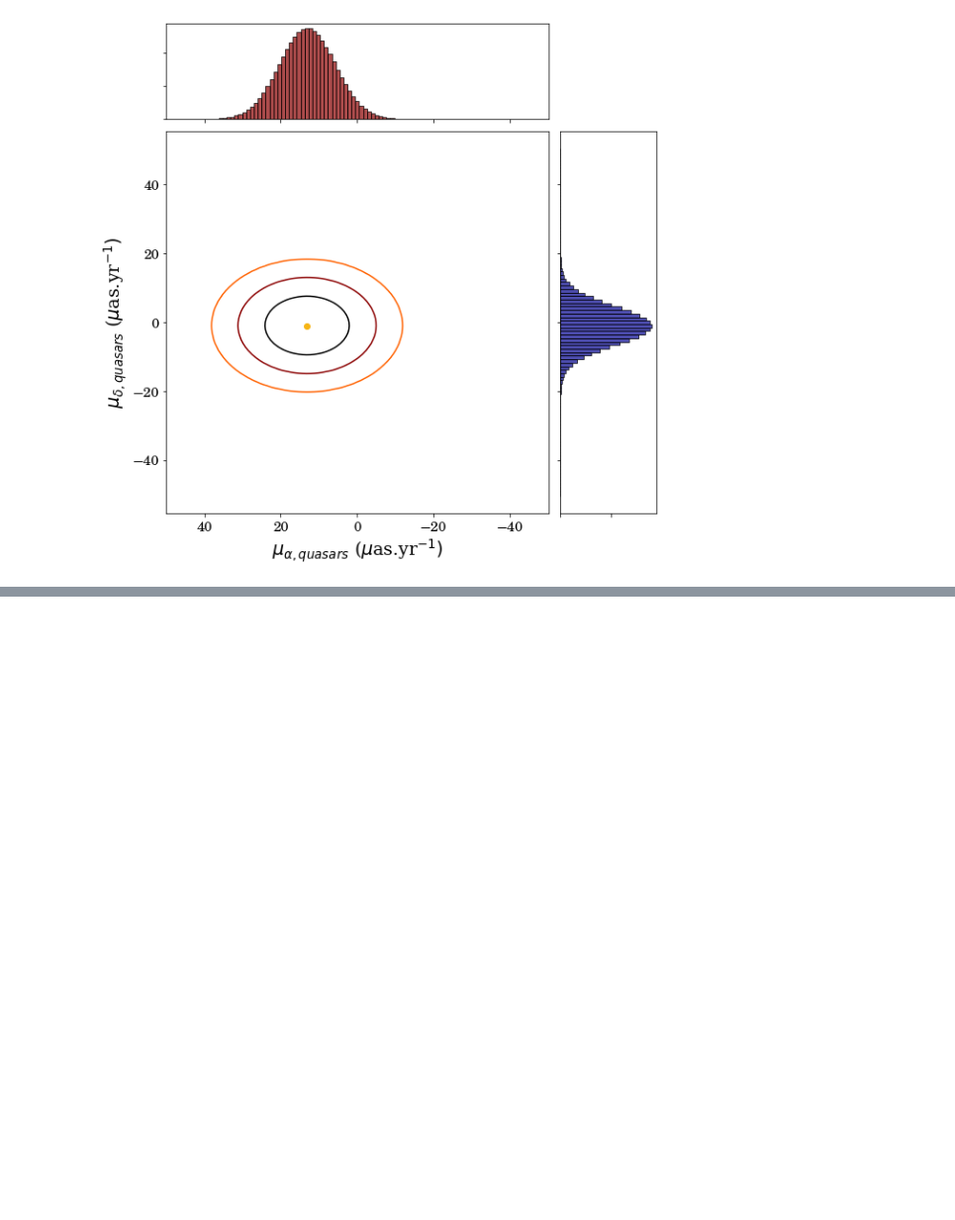
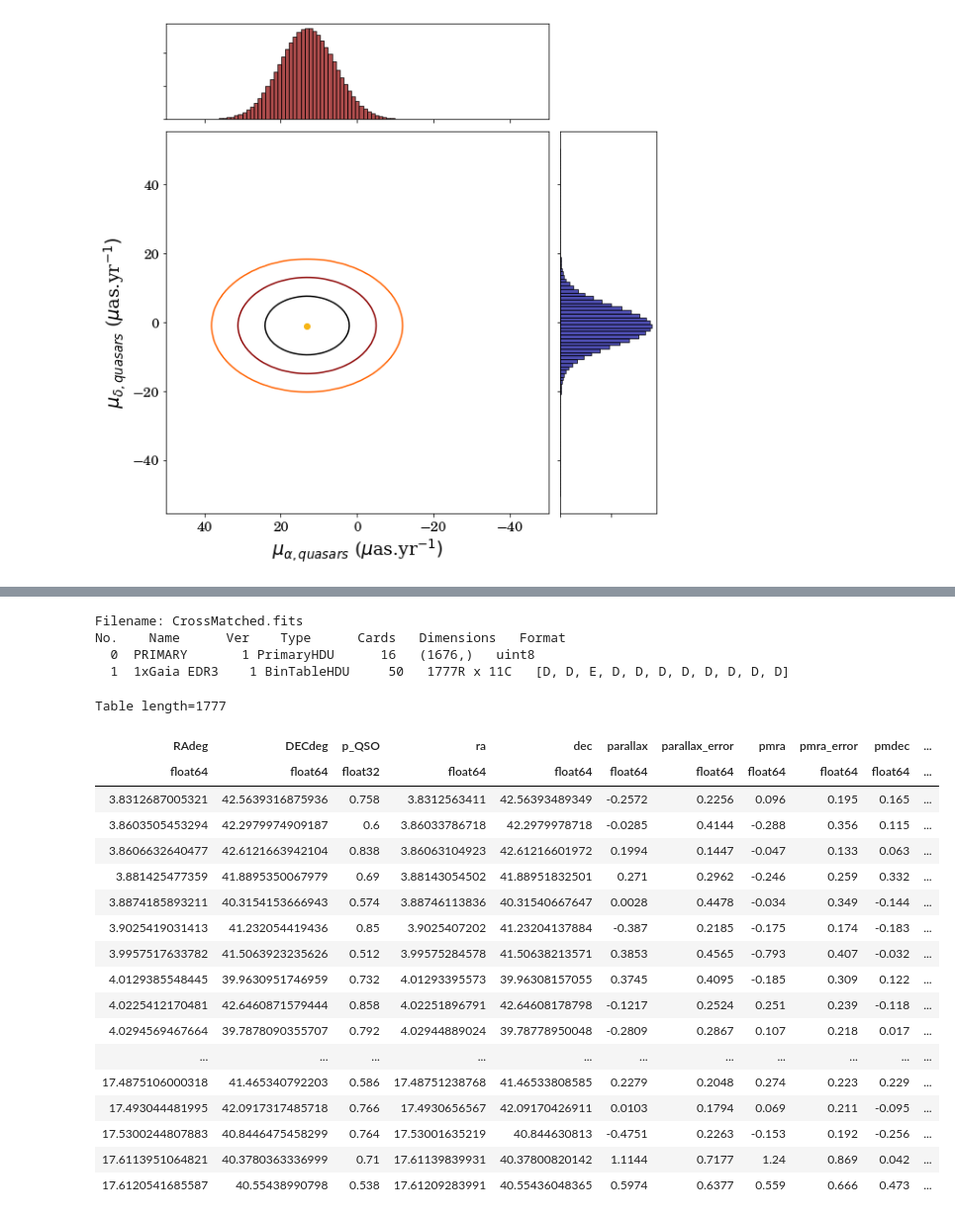
Before and after one commit to SamuelLimbo/AndromedaProperMotion, a Jupyter notebook: QuasarSystematics.ipynb, the cells around one changed output, grey strips where cells are left out. Shown at 99% size. Cells and saved outputs as stored; diff of their text form; code cells hidden in the pictures; blank space fills up the shorter version.

```diff
--- a/QuasarSystematics.ipynb
+++ b/QuasarSystematics.ipynb
@@ -369,0 +369,29 @@ $\displaystyle \mu_{\delta, quasars} = -1.0\pm5.6\ \mu as/yr$
+# %%
+hdu_list = fits.open('CrossMatched.fits', memmap=True)
+hdu_list.info()
+evt_data = Table(hdu_list[1].data)
+evt_data
+# %% [output]
+Filename: CrossMatched.fits
+No.    Name      Ver    Type      Cards   Dimensions   Format
+  0  PRIMARY       1 PrimaryHDU      16   (1676,)   uint8
+  1  1xGaia EDR3    1 BinTableHDU     50   1777R x 11C   [D, D, E, D, D, D, D, D, D, D, D]
+Table length=1777
+| RAdeg | DECdeg | p_QSO | ra | dec | parallax | parallax_error | pmra | pmra_error | pmdec | ... |
+| float64 | float64 | float32 | float64 | float64 | float64 | float64 | float64 | float64 | float64 | ... |
+| 3.8312687005321 | 42.5639316875936 | 0.758 | 3.8312563411 | 42.56393489349 | -0.2572 | 0.2256 | 0.096 | 0.195 | 0.165 | ... |
+| 3.8603505453294 | 42.2979974909187 | 0.6 | 3.86033786718 | 42.2979978718 | -0.0285 | 0.4144 | -0.288 | 0.356 | 0.115 | ... |
+| 3.8606632640477 | 42.6121663942104 | 0.838 | 3.86063104923 | 42.61216601972 | 0.1994 | 0.1447 | -0.047 | 0.133 | 0.063 | ... |
+| 3.881425477359 | 41.8895350067979 | 0.69 | 3.88143054502 | 41.88951832501 | 0.271 | 0.2962 | -0.246 | 0.259 | 0.332 | ... |
+| 3.8874185893211 | 40.3154153666943 | 0.574 | 3.88746113836 | 40.31540667647 | 0.0028 | 0.4478 | -0.034 | 0.349 | -0.144 | ... |
+| 3.9025419031413 | 41.232054419436 | 0.85 | 3.9025407202 | 41.23204137884 | -0.387 | 0.2185 | -0.175 | 0.174 | -0.183 | ... |
+| 3.9957517633782 | 41.5063923235626 | 0.512 | 3.99575284578 | 41.50638213571 | 0.3853 | 0.4565 | -0.793 | 0.407 | -0.032 | ... |
+| 4.0129385548445 | 39.9630951746959 | 0.732 | 4.01293395573 | 39.96308157055 | 0.3745 | 0.4095 | -0.185 | 0.309 | 0.122 | ... |
+| 4.0225412170481 | 42.6460871579444 | 0.858 | 4.02251896791 | 42.64608178798 | -0.1217 | 0.2524 | 0.251 | 0.239 | -0.118 | ... |
+| 4.0294569467664 | 39.7878090355707 | 0.792 | 4.02944889024 | 39.78778950048 | -0.2809 | 0.2867 | 0.107 | 0.218 | 0.017 | ... |
+| ... | ... | ... | ... | ... | ... | ... | ... | ... | ... | ... |
+| 17.4875106000318 | 41.465340792203 | 0.586 | 17.48751238768 | 41.46533808585 | 0.2279 | 0.2048 | 0.274 | 0.223 | 0.229 | ... |
+| 17.493044481995 | 42.0917317485718 | 0.766 | 17.4930656567 | 42.09170426911 | 0.0103 | 0.1794 | 0.069 | 0.211 | -0.095 | ... |
+| 17.5300244807883 | 40.8446475458299 | 0.764 | 17.53001635219 | 40.844630813 | -0.4751 | 0.2263 | -0.153 | 0.192 | -0.256 | ... |
+| 17.6113951064821 | 40.3780363336999 | 0.71 | 17.61139839931 | 40.37800820142 | 1.1144 | 0.7177 | 1.24 | 0.869 | 0.042 | ... |
+| 17.6120541685587 | 40.55438990798 | 0.538 | 17.61209283991 | 40.55436048365 | 0.5974 | 0.6377 | 0.559 | 0.666 | 0.473 | ... |
```
Also changed, not shown: parts of 16 cells of this notebook.
